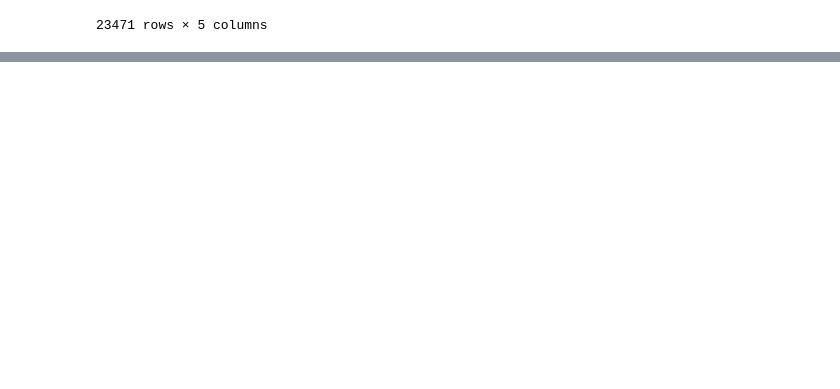
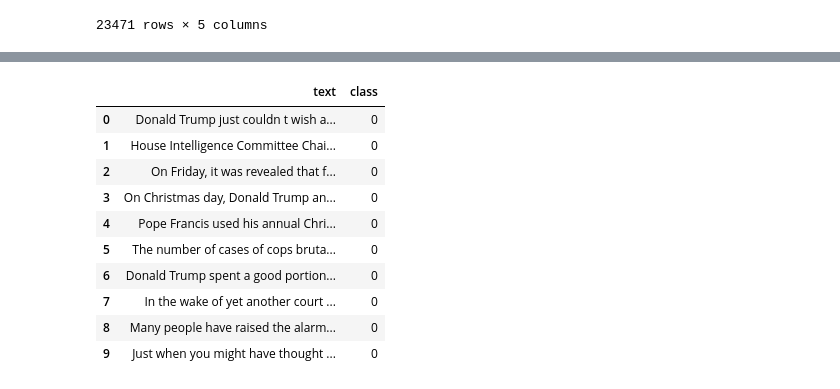
Before and after one commit to 2036saharsha/FakeNewsDetection, a Jupyter notebook: fakenews.ipynb, the cells around one changed output, grey strips where cells are left out. Saved outputs shown, nothing was run; the diff lists cells and outputs as text; code cells hidden in the pictures; blank space fills up the shorter version.

```diff
--- a/fakenews.ipynb
+++ b/fakenews.ipynb
@@ -99,0 +122,15 @@ df_merge=pd.concat([df_fake,df_true],axis=0)
+# %%
+df=df_merge.drop(["title","subject","date"],axis=1)
+df.head(10)
+# %% [output]
+|  | text | class |
+| 0 | Donald Trump just couldn t wish a... | 0 |
+| 1 | House Intelligence Committee Chai... | 0 |
+| 2 | On Friday, it was revealed that f... | 0 |
+| 3 | On Christmas day, Donald Trump an... | 0 |
+| 4 | Pope Francis used his annual Chri... | 0 |
+| 5 | The number of cases of cops bruta... | 0 |
+| 6 | Donald Trump spent a good portion... | 0 |
+| 7 | In the wake of yet another court ... | 0 |
+| 8 | Many people have raised the alarm... | 0 |
+| 9 | Just when you might have thought ... | 0 |
```
Also changed, not shown: parts of 2 cells of this notebook.
